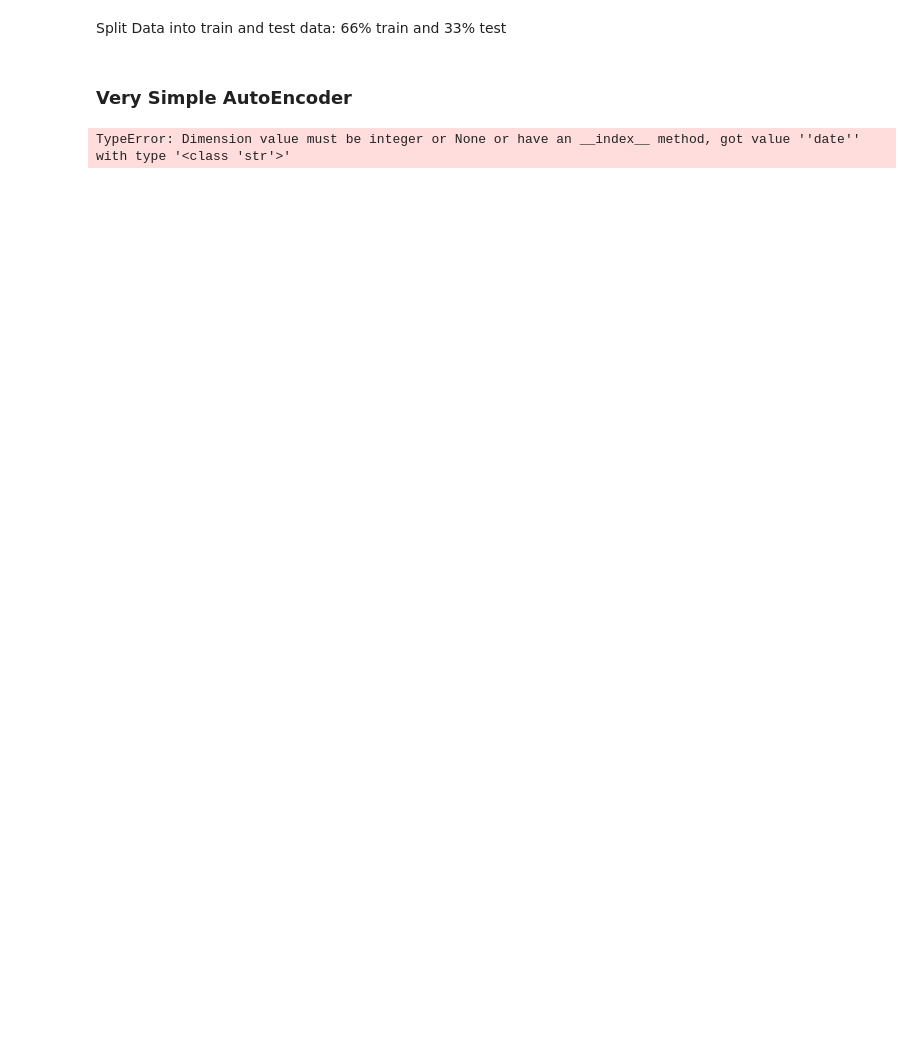
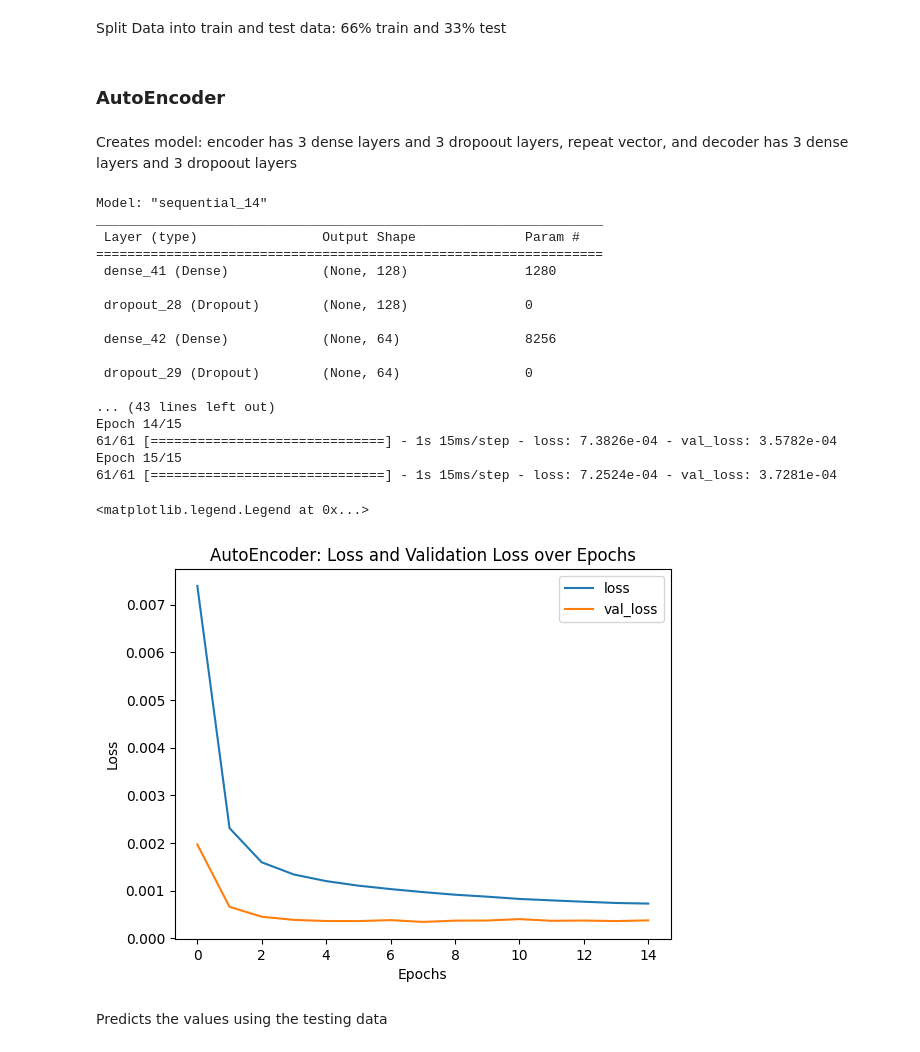
Before and after one commit to kaigomes7/insider_threat_detection, a Jupyter notebook: loader.ipynb, the cells around one changed output. Cells and saved outputs as stored; diff of their text form; code cells hidden in the pictures; blank space fills up the shorter version.

```diff
--- a/loader.ipynb
+++ b/loader.ipynb
@@ -96,4 +94,4 @@ df['num_bcc'] = [len(x.split(";")) if type(x) == str else 0 for x in df['bcc']]
 # %% [markdown]
 Creates a new dataframe with only the quantitative data that is able to be parsed
 # %%
-df = df[['date', 'num_dest','num_attach','num_attach_type', 'attach_size', 'num_external', 'num_external_bcc', 'size', 'num_words', 'num_bcc']]
+df = df[['date', 'num_dest','num_attach','num_attach_type', 'attach_size', 'num_external', 'num_external_bcc', 'size', 'num_words', 'num_bcc', 'malicious']]
@@ -107,6 +110,6 @@ x = df.drop('date', axis=1).values
 min_max_scaler = preprocessing.MinMaxScaler()
 x_scaled = min_max_scaler.fit_transform(x)
 df = pd.DataFrame(x_scaled)
-df['date'] = dates
+# df['date'] = dates
 # %% [markdown]
 ## Create and Run Models
@@ -135,22 +118,60 @@ Split Data into train and test data: 66% train and 33% test
 # %%
 X_train, X_test, y_train, y_test = train_test_split(df, y, test_size=0.33, random_state=42)
 # %% [markdown]
-### Very Simple AutoEncoder
+### AutoEncoder
-# %%
-# Fit Autoencoder
-input_dim = X_train.shape[1] #num of predictor variables,
-encoding_dim = 2
-
-encoder = Dense(encoding_dim, activation="linear", input_shape=('date',), use_bias = True)
-decoder = Dense(input_dim, activation="linear", use_bias = True)
-
-autoencoder = Sequential()
-autoencoder.add(encoder)
-autoencoder.add(decoder)
-
-autoencoder.compile(metrics=['accuracy'],loss='mean_squared_error', optimizer='sgd')
-autoencoder.summary()
-
-autoencoder.fit(X_train, X_train, epochs=50, batch_size=1000, validation_data=(X_test, X_test))
-# %% [output]
-TypeError: Dimension value must be integer or None or have an __index__ method, got value ''date'' with type '<class 'str'>'
+# %% [markdown]
+Creates model: encoder has 3 dense layers and 3 dropoout layers, repeat vector, and decoder has 3 dense layers and 3 dropoout layers
+# %%
+input_dim = X_train.shape[1] #num of predictor variables,
+encoding_dim = 2
+
+# define model
+model = Sequential()
+model.add(Input(shape=(input_dim,)))
+#encoder
+model.add(Dense(128, activation='relu'))
+model.add(Dropout(rate=0.2))
+model.add(Dense(64, activation='relu'))
+model.add(Dropout(rate=0.2))
+model.add(Dense(32, activation='relu' ))
+# model.add(RepeatVector(input_dim))
+#decoder
+model.add(Dense(32, activation='relu'))
+model.add(Dropout(rate=0.2))
+model.add(Dense(64, activation='relu'))
+model.add(Dropout(rate=0.2))
+model.add(Dense(X_train.shape[1], activation='relu'))
+model.compile(optimizer='adam', loss='mse')
+model.summary()
+model
+# fit model
+history = model.fit(X_train, X_train, epochs=15, batch_size=10000, validation_data=(X_test, X_test))
+# plot_model(model, show_shapes=True)
+plt.plot(history.history['loss'], label='loss')
+plt.plot(history.history['val_loss'], label='val_loss')
+plt.title("AutoEncoder: Loss and Validation Loss over Epochs")
+plt.xlabel('Epochs')
+plt.ylabel('Loss')
+plt.legend()
+# %% [output]
+Model: "sequential_14"
+_________________________________________________________________
+ Layer (type)                Output Shape              Param #
+=================================================================
+ dense_41 (Dense)            (None, 128)               1280
+
+ dropout_28 (Dropout)        (None, 128)               0
+
+ dense_42 (Dense)            (None, 64)                8256
+
+ dropout_29 (Dropout)        (None, 64)                0
+
+... (43 lines left out)
+Epoch 14/15
+61/61 [==============================] - 1s 15ms/step - loss: 7.3826e-04 - val_loss: 3.5782e-04
+Epoch 15/15
+61/61 [==============================] - 1s 15ms/step - loss: 7.2524e-04 - val_loss: 3.7281e-04
+<matplotlib.legend.Legend at 0x...>
+[figure, added]
+# %% [markdown]
+Predicts the values using the testing data
```
Also changed, not shown: parts of 41 cells of this notebook.
